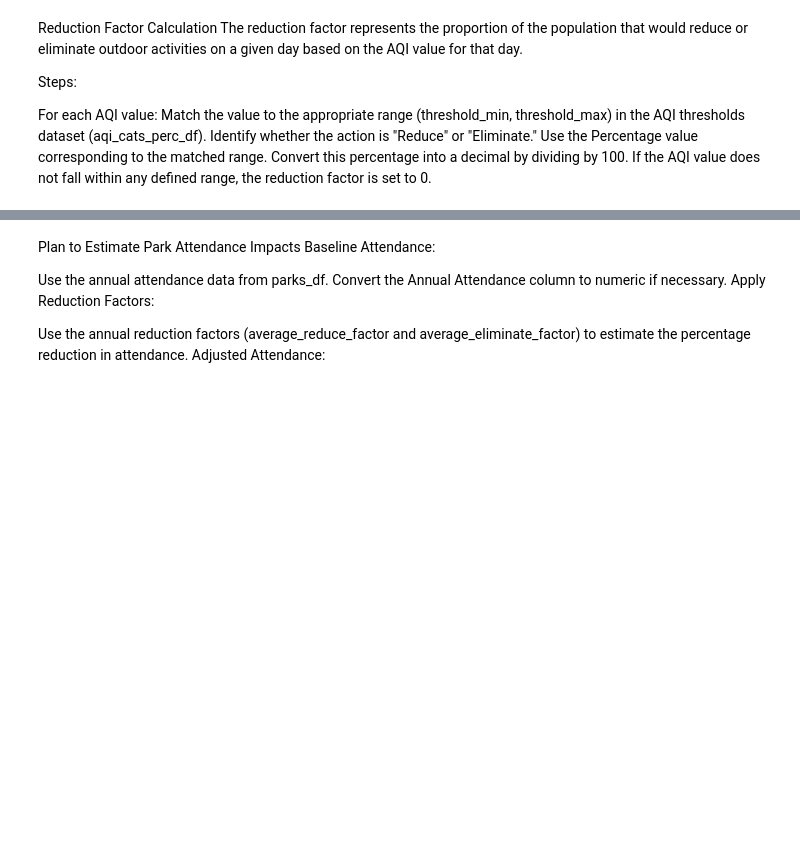
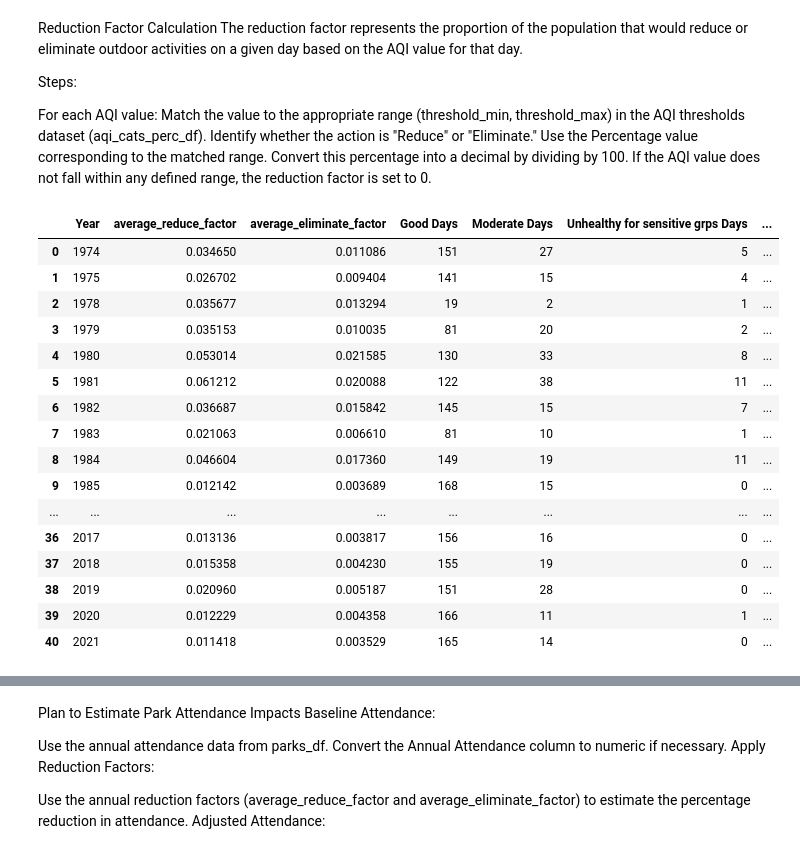
Before and after one commit to DowntonCrabby/Data512, a Jupyter notebook: Course Project/Data Analysis and Modeling/Model Extension.ipynb, the cells around one changed output, grey strips where cells are left out. Saved outputs shown, nothing was run; the diff lists cells and outputs as text; code cells hidden in the pictures; blank space fills up the shorter version.

```diff
--- a/Course Project/Data Analysis and Modeling/Model Extension.ipynb
+++ b/Course Project/Data Analysis and Modeling/Model Extension.ipynb
@@ -9,21 +14,21 @@ viz_directory = r"C:\Users\clark.roll\python coding\code_personal\Data512\Course
 output_directory = r"C:\Users\clark.roll\python coding\code_personal\Data512\Course Project\Data Analysis and Modeling\output_files"
 # %%
-survey = 'activity_survey_subset.csv'
-annual_aqi = 'AQI_annual_data.csv'
-daily_aqi = 'AQI_daily_avg.csv'
-parks = 'parks_data.csv'
-aqi_cats_perc = 'activity_reduction_perc_by_AQI.csv'
+survey                 = 'activity_survey_subset.csv'
+fullYear_daily_aqi     = 'AQI_fullYear_daily_avg.csv'
+seasonal_daily_aqi     = 'AQI_seasonal_daily_avg.csv'
+parks                  = 'parks_data.csv'
+aqi_cats_perc          = 'activity_reduction_perc_by_AQI.csv'
 
 # Full paths for each file
-survey_path = os.path.join(input_directory, survey)
-annual_aqi_path = os.path.join(input_directory, annual_aqi)
-daily_aqi_path = os.path.join(input_directory, daily_aqi)
-parks_path = os.path.join(input_directory, parks)
-aqi_cat_path = os.path.join(input_directory, aqi_cats_perc)
+survey_path     = os.path.join(input_directory, survey)
+year_aqi_path   = os.path.join(input_directory, fullYear_daily_aqi)
+szn_aqi_path    = os.path.join(input_directory, seasonal_daily_aqi)
+parks_path      = os.path.join(input_directory, parks)
+aqi_cat_path    = os.path.join(input_directory, aqi_cats_perc)
 
 # load dataframes
 survey_df        = pd.read_csv(survey_path)
 aqi_cats_perc_df = pd.read_csv(aqi_cat_path)
-aqi_a_df         = pd.read_csv(annual_aqi_path)
-aqi_d_df         = pd.read_csv(daily_aqi_path)
+aqi_y_df         = pd.read_csv(year_aqi_path)
+aqi_s_df         = pd.read_csv(szn_aqi_path)
 parks_df         = pd.read_csv(parks_path)
@@ -87,7 +96,7 @@ for _, row in aqi_cats_perc_df.iterrows():
     )
 # %%
 # Group by year to calculate annual summaries
-annual_aqi_summary = aqi_d_df.groupby("Year").agg(
+annual_aqi_summary = aqi_y_df.groupby("Year").agg(
     average_reduce_factor=("reduce_factor", "mean"),
     average_eliminate_factor=("eliminate_factor", "mean"),
     **{
@@ -96,3 +105,23 @@ annual_aqi_summary = aqi_d_df.groupby("Year").agg(
     }).reset_index()
 
 annual_aqi_summary["Total Days"] = aqi_d_df.groupby("Year")["date"].count().values
+# %%
+annual_aqi_summary
+# %% [output]
+|  | Year | average_reduce_factor | average_eliminate_factor | Good Days | Moderate Days | Unhealthy for sensitive grps Days | ... |
+| 0 | 1974 | 0.034650 | 0.011086 | 151 | 27 | 5 | ... |
+| 1 | 1975 | 0.026702 | 0.009404 | 141 | 15 | 4 | ... |
+| 2 | 1978 | 0.035677 | 0.013294 | 19 | 2 | 1 | ... |
+| 3 | 1979 | 0.035153 | 0.010035 | 81 | 20 | 2 | ... |
+| 4 | 1980 | 0.053014 | 0.021585 | 130 | 33 | 8 | ... |
+| 5 | 1981 | 0.061212 | 0.020088 | 122 | 38 | 11 | ... |
+| 6 | 1982 | 0.036687 | 0.015842 | 145 | 15 | 7 | ... |
+| 7 | 1983 | 0.021063 | 0.006610 | 81 | 10 | 1 | ... |
+| 8 | 1984 | 0.046604 | 0.017360 | 149 | 19 | 11 | ... |
+| 9 | 1985 | 0.012142 | 0.003689 | 168 | 15 | 0 | ... |
+| ... | ... | ... | ... | ... | ... | ... | ... |
+| 36 | 2017 | 0.013136 | 0.003817 | 156 | 16 | 0 | ... |
+| 37 | 2018 | 0.015358 | 0.004230 | 155 | 19 | 0 | ... |
+| 38 | 2019 | 0.020960 | 0.005187 | 151 | 28 | 0 | ... |
+| 39 | 2020 | 0.012229 | 0.004358 | 166 | 11 | 1 | ... |
+| 40 | 2021 | 0.011418 | 0.003529 | 165 | 14 | 0 | ... |
```
Also changed, not shown: parts of 15 cells of this notebook, 5 other files.
